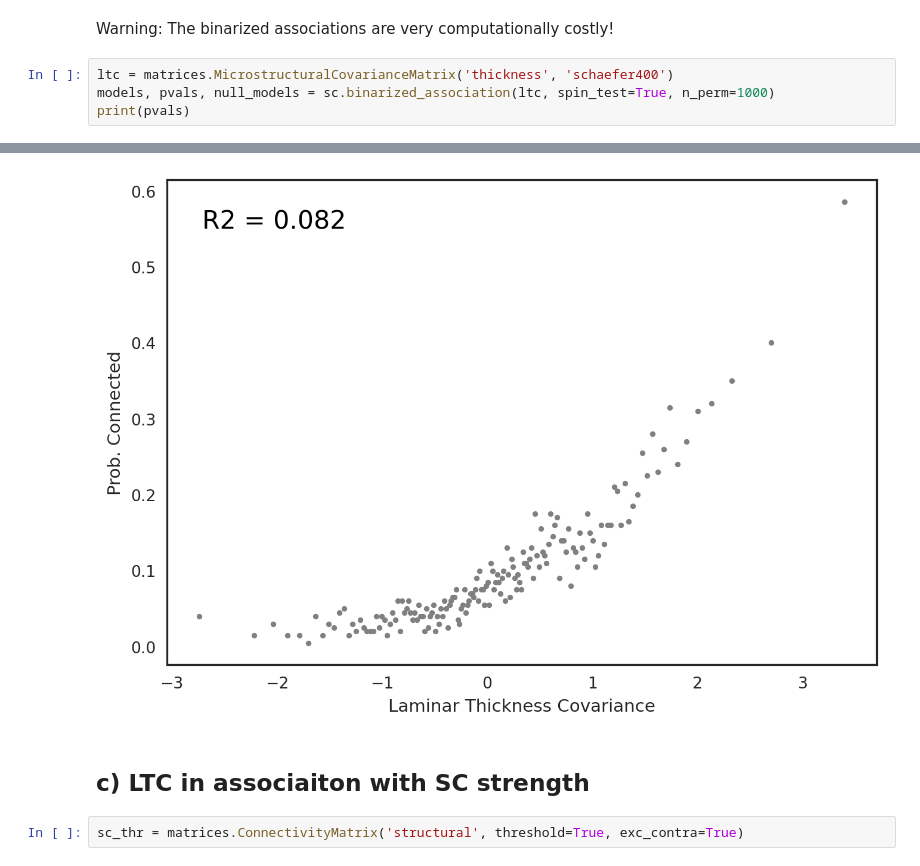
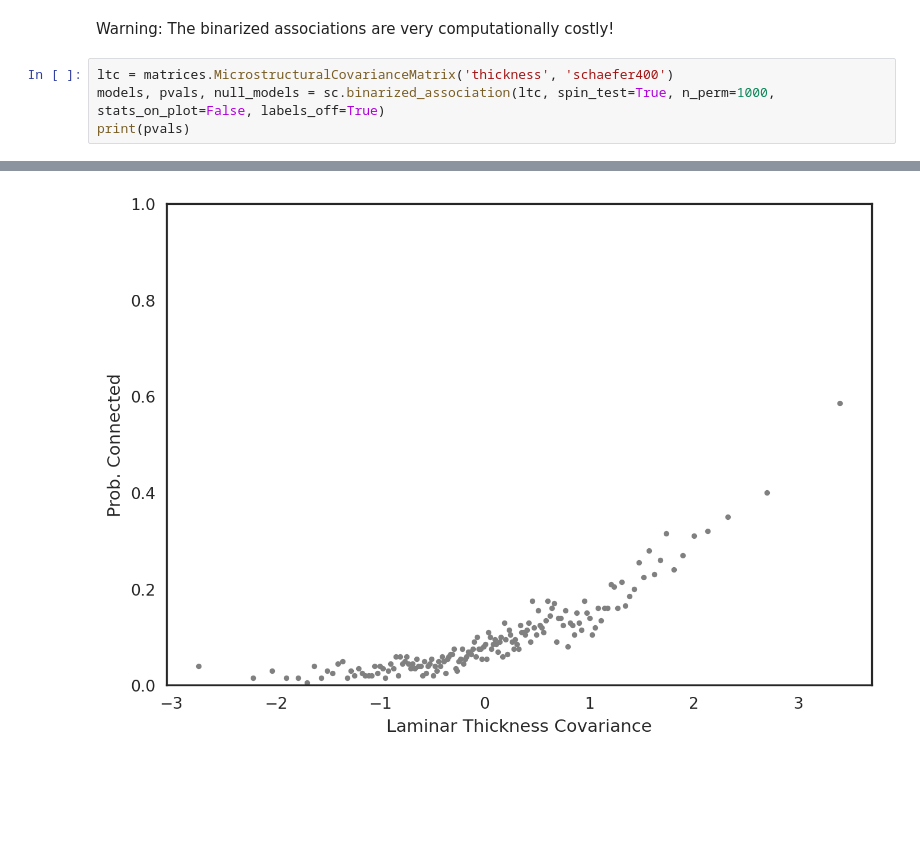
Before and after one commit to amnsbr/laminar_organization, a Jupyter notebook: code/figures/Fig_03.ipynb, the cells around one changed output, grey strips where cells are left out. Drawn from its saved outputs; the diff is of its cells as text; blank space fills up the shorter version.

```diff
--- a/code/figures/Fig_03.ipynb
+++ b/code/figures/Fig_03.ipynb
@@ -27,7 +27,7 @@ sc.plot()
 Warning: The binarized associations are very computationally costly!
 # %%
 ltc = matrices.MicrostructuralCovarianceMatrix('thickness', 'schaefer400')
-models, pvals, null_models = sc.binarized_association(ltc, spin_test=True, n_perm=1000)
+models, pvals, null_models = sc.binarized_association(ltc, spin_test=True, n_perm=1000, stats_on_plot=False, labels_off=True)
 print(pvals)
 # %% [output]
 Loading the matrix from /home/asaberi/laminar_organization/code/../output/ltc/parc-schaefer400_curv-smooth-10_exc-adysgranular_metric-parcor/matrix.npz
@@ -44,11 +44,7 @@ Time:                        12:32:49   Log-Likelihood:                -9383.5
 converged:                       True   LL-Null:                       -10221.
 ... (7 lines left out)
                                     OR      L_CI      U_CI
 const                         0.082207  0.078564  0.086020
 laminar_thickness_covariance  2.268822  2.177544  2.363926
 [0.0]
-[figure, old version]
+[figure, new version]
-# %% [markdown]
-## c) LTC in associaiton with SC strength
-# %%
-sc_thr = matrices.ConnectivityMatrix('structural', threshold=True, exc_contra=True)
```
Also changed, not shown: parts of 22 cells of this notebook, 2 other files.
